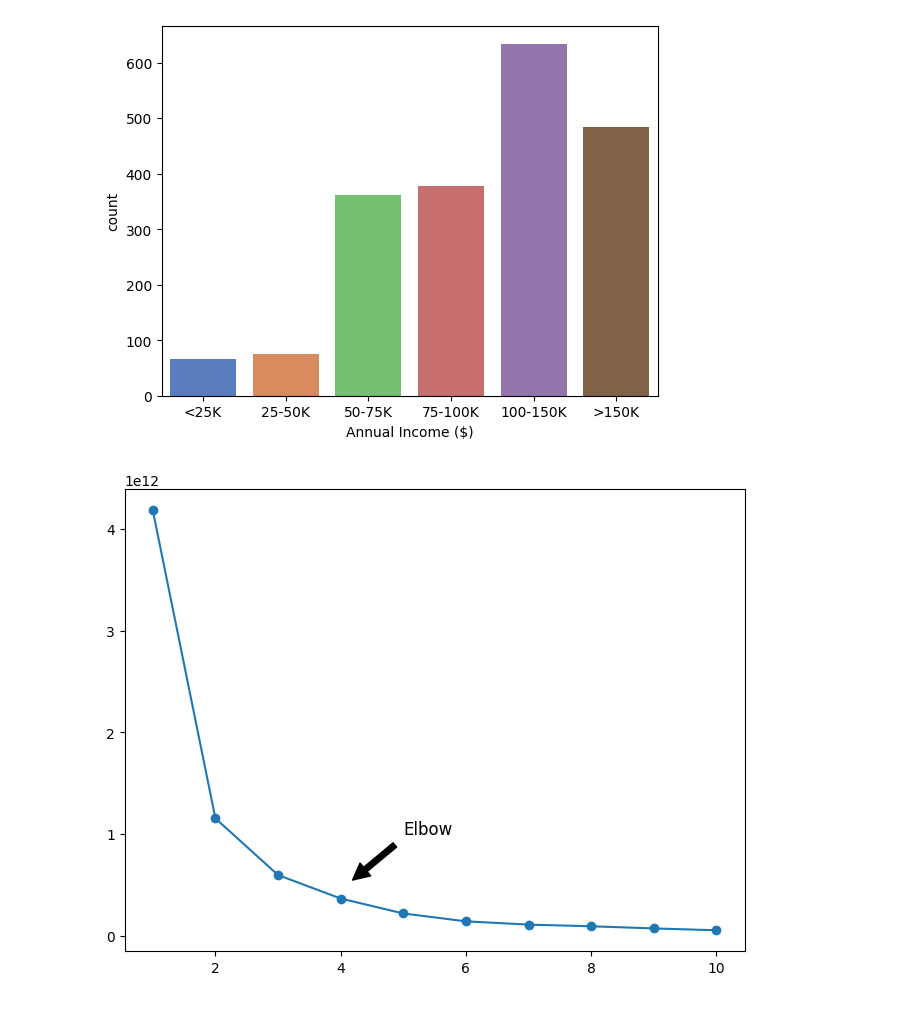
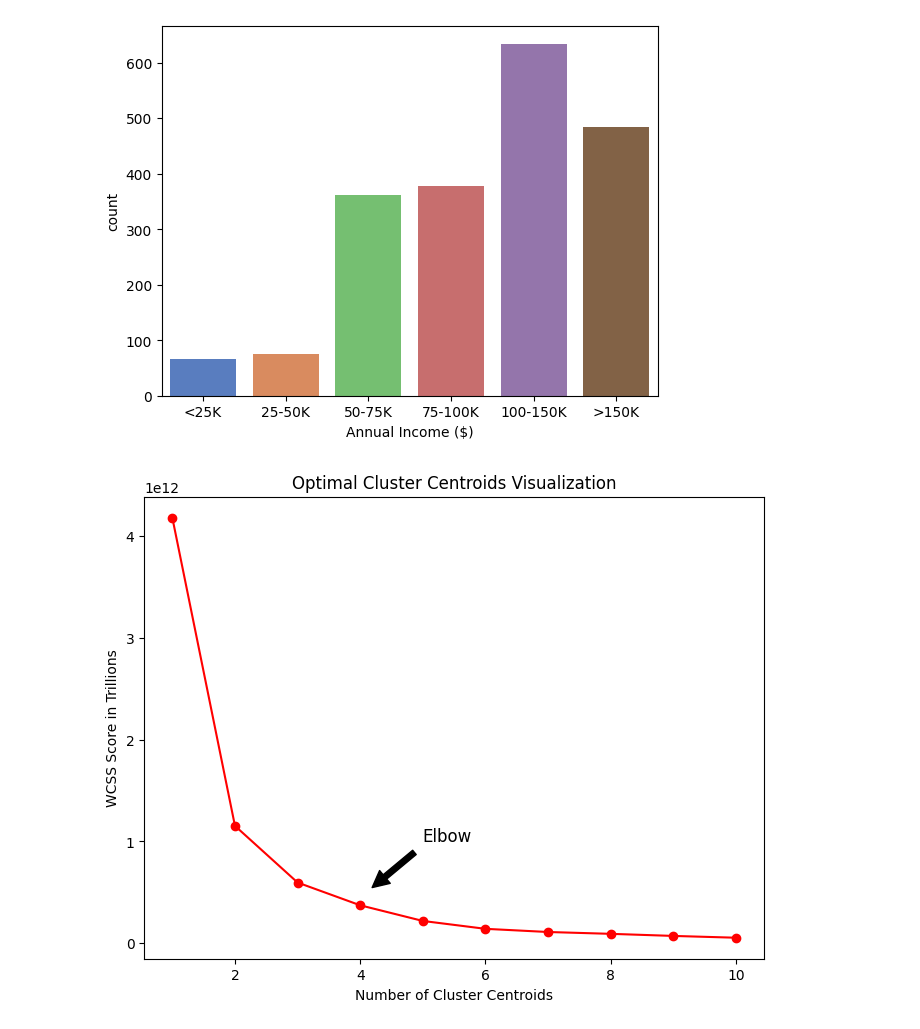
Before and after one commit to adenletchworth/Customer-Segmentation, a Jupyter notebook: dataAnalysis.ipynb, the cells around one changed output. Cells and saved outputs as stored; diff of their text form; code cells hidden in the pictures.

Commit message:
Visualized and Created Our Clusters

```diff
--- a/dataAnalysis.ipynb
+++ b/dataAnalysis.ipynb
@@ -134,16 +135,22 @@ plt.show()
 # %%
 WCSS = []
 
 for k in range(1,11):
         kmeans = KMeans(n_clusters = k,init='k-means++',n_init='auto')
         kmeans.fit(df.iloc[:,1:])
         WCSS.append(kmeans.inertia_)
 
 fig = plt.figure(figsize=(8,6))
 
-plt.plot(range(1,11),WCSS,marker='o')
+plt.plot(range(1,11),WCSS,marker='o',c='red')
+
+plt.ylabel('WCSS Score in Trillions')
+
+plt.xlabel('Number of Cluster Centroids')
+
+plt.title('Optimal Cluster Centroids Visualization')
 
 plt.annotate('Elbow', xy=(4.1, 1e12/2), xytext=(5, 1e12), fontsize=12,arrowprops=dict(facecolor='black',shrink=.1))
 plt.show()
 # %% [output]
-[figure, old version]
+[figure, new version]
```
Also changed, not shown: parts of 2 cells of this notebook.
